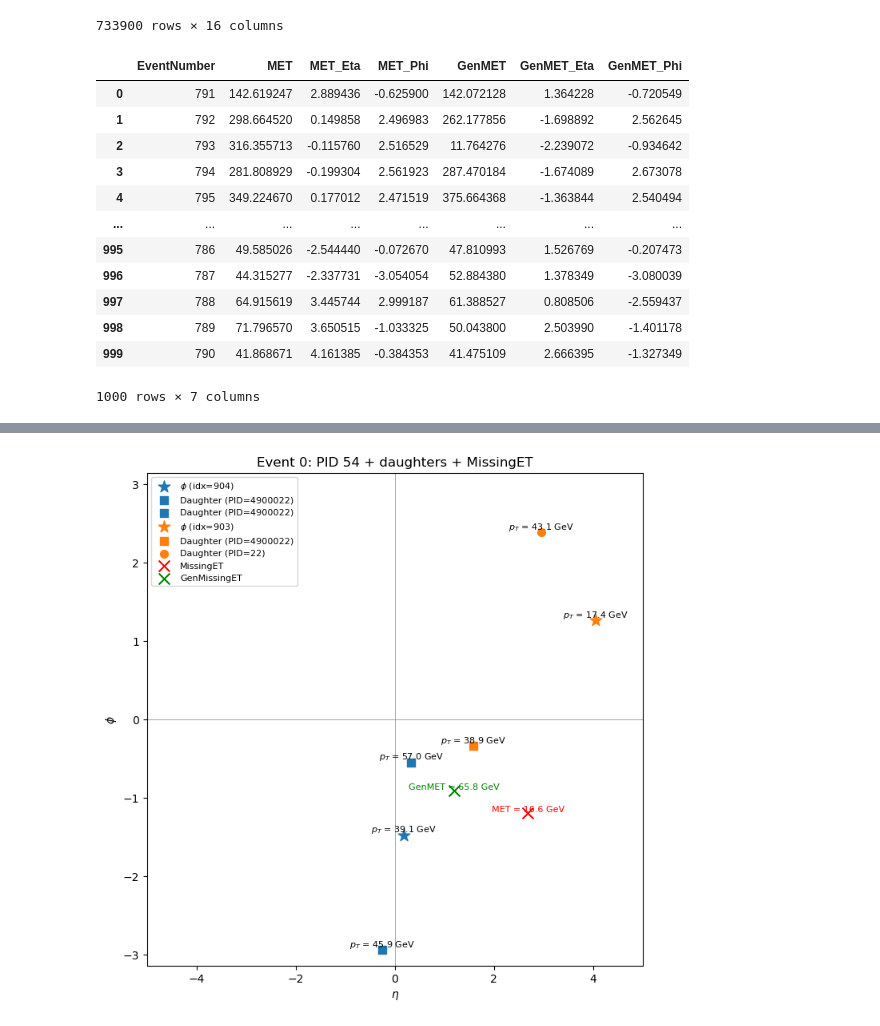
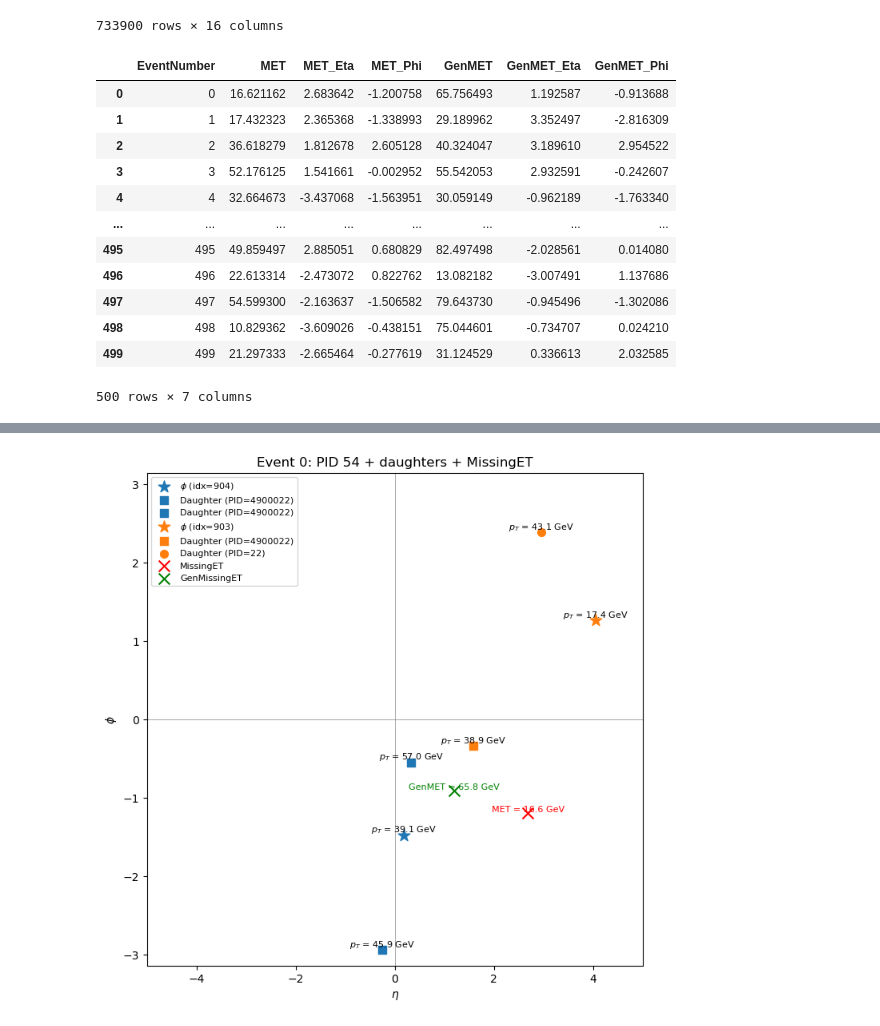
Before and after one commit to KalelChester/Displaced-Photon, a Jupyter notebook: event_display/dark_event_displays.ipynb, the cells around one changed output, grey strips where cells are left out. Cells and saved outputs as stored; diff of their text form; code cells hidden in the pictures.

```diff
--- a/event_display/dark_event_displays.ipynb
+++ b/event_display/dark_event_displays.ipynb
@@ -109,41 +109,41 @@ particle_df
 # %%
 # --- Convert MissingET and GenMissingET to pandas (event-level DataFrame) ---
 missingET_dict = df.AsNumpy([
     "Event.Number",
     "MissingET.MET", "MissingET.Eta", "MissingET.Phi",
     "GenMissingET.MET", "GenMissingET.Eta", "GenMissingET.Phi",
 ])
 
 # Flatten event numbers and build event-level DataFrame
 missingET_df = pd.DataFrame({
     "EventNumber": [arr[0] for arr in missingET_dict["Event.Number"]],
     "MET": [arr[0] for arr in missingET_dict["MissingET.MET"]],
     "MET_Eta": [arr[0] for arr in missingET_dict["MissingET.Eta"]],
     "MET_Phi": [arr[0] for arr in missingET_dict["MissingET.Phi"]],
     "GenMET": [arr[0] for arr in missingET_dict["GenMissingET.MET"]],
     "GenMET_Eta": [arr[0] for arr in missingET_dict["GenMissingET.Eta"]],
     "GenMET_Phi": [arr[0] for arr in missingET_dict["GenMissingET.Phi"]],
 })
 
-# Only keep the first 1000 events
-missingET_df = missingET_df[missingET_df["EventNumber"] < 1000].reset_index(drop=True)
+# Only keep the first 500 events
+missingET_df = missingET_df[missingET_df["EventNumber"] < 500].reset_index(drop=True)
 
 # Display first few rows
 missingET_df
 # %% [output]
 |  | EventNumber | MET | MET_Eta | MET_Phi | GenMET | GenMET_Eta | GenMET_Phi |
-| 0 | 791 | 142.619247 | 2.889436 | -0.625900 | 142.072128 | 1.364228 | -0.720549 |
-| 1 | 792 | 298.664520 | 0.149858 | 2.496983 | 262.177856 | -1.698892 | 2.562645 |
-| 2 | 793 | 316.355713 | -0.115760 | 2.516529 | 11.764276 | -2.239072 | -0.934642 |
-| 3 | 794 | 281.808929 | -0.199304 | 2.561923 | 287.470184 | -1.674089 | 2.673078 |
-| 4 | 795 | 349.224670 | 0.177012 | 2.471519 | 375.664368 | -1.363844 | 2.540494 |
+| 0 | 0 | 16.621162 | 2.683642 | -1.200758 | 65.756493 | 1.192587 | -0.913688 |
+| 1 | 1 | 17.432323 | 2.365368 | -1.338993 | 29.189962 | 3.352497 | -2.816309 |
+| 2 | 2 | 36.618279 | 1.812678 | 2.605128 | 40.324047 | 3.189610 | 2.954522 |
+| 3 | 3 | 52.176125 | 1.541661 | -0.002952 | 55.542053 | 2.932591 | -0.242607 |
+| 4 | 4 | 32.664673 | -3.437068 | -1.563951 | 30.059149 | -0.962189 | -1.763340 |
 | ... | ... | ... | ... | ... | ... | ... | ... |
-| 995 | 786 | 49.585026 | -2.544440 | -0.072670 | 47.810993 | 1.526769 | -0.207473 |
-| 996 | 787 | 44.315277 | -2.337731 | -3.054054 | 52.884380 | 1.378349 | -3.080039 |
-| 997 | 788 | 64.915619 | 3.445744 | 2.999187 | 61.388527 | 0.808506 | -2.559437 |
-| 998 | 789 | 71.796570 | 3.650515 | -1.033325 | 50.043800 | 2.503990 | -1.401178 |
-| 999 | 790 | 41.868671 | 4.161385 | -0.384353 | 41.475109 | 2.666395 | -1.327349 |
+| 495 | 495 | 49.859497 | 2.885051 | 0.680829 | 82.497498 | -2.028561 | 0.014080 |
+| 496 | 496 | 22.613314 | -2.473072 | 0.822762 | 13.082182 | -3.007491 | 1.137686 |
+| 497 | 497 | 54.599300 | -2.163637 | -1.506582 | 79.643730 | -0.945496 | -1.302086 |
+| 498 | 498 | 10.829362 | -3.609026 | -0.438151 | 75.044601 | -0.734707 | 0.024210 |
+| 499 | 499 | 21.297333 | -2.665464 | -0.277619 | 31.124529 | 0.336613 | 2.032585 |
-1000 rows × 7 columns
+500 rows × 7 columns
 # %%
 # --- Helper: get children of a particle using D1..D2 indices ---
 def get_children(df, parent_index, event_num):
```
Also changed, not shown: parts of 1 cell of this notebook, 3 other files.
